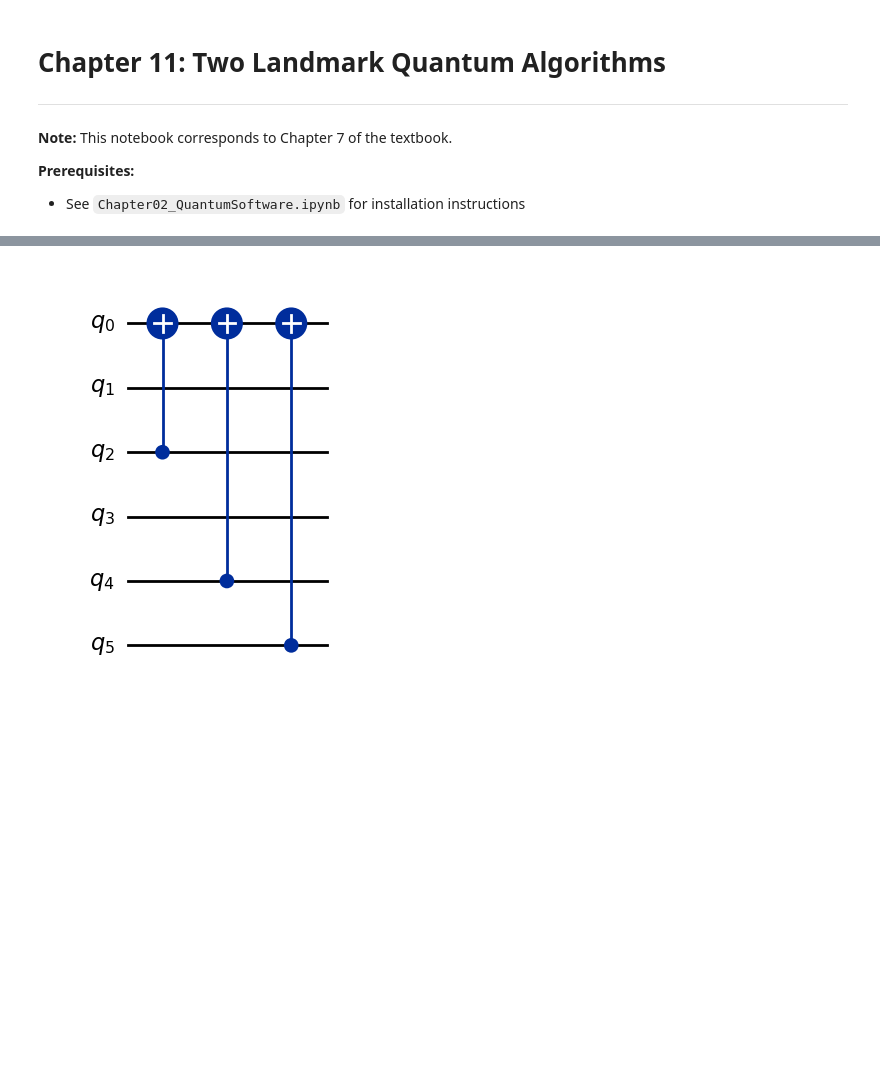
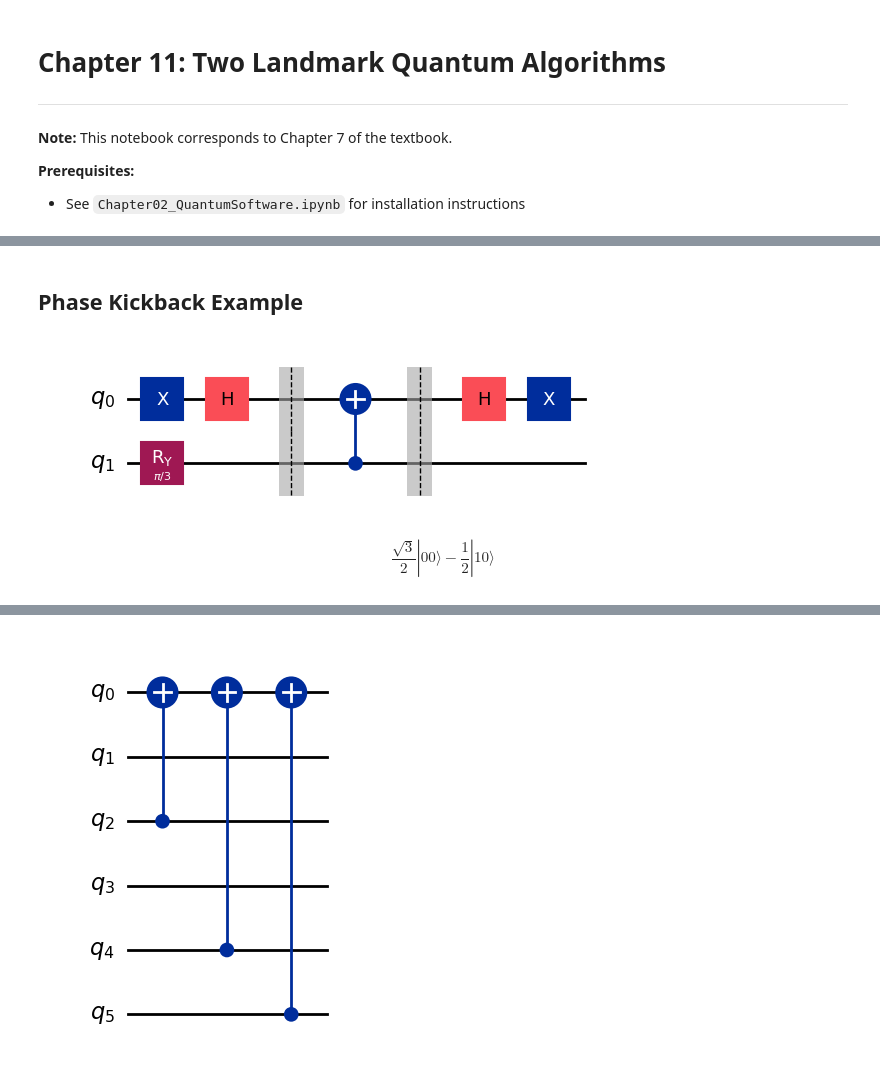
Before and after one commit to UW-ERSL/AppliedQC, a Jupyter notebook: Chapter11_LandmarkAlgorithms_notebook.ipynb, the cells around one changed output, grey strips where cells are left out. Saved outputs shown, nothing was run; the diff lists cells and outputs as text; code cells hidden in the pictures; blank space fills up the shorter version.

```diff
--- a/Chapter11_LandmarkAlgorithms_notebook.ipynb
+++ b/Chapter11_LandmarkAlgorithms_notebook.ipynb
@@ -20,0 +37,18 @@ from Chapter11_LandmarkAlgorithms_functions import (bv_secret_circuit, grover_se
+# %% [markdown]
+## Phase Kickback Example
+# %%
+circuit = QuantumCircuit(2)
+circuit.x(0)
+circuit.h(0)
+circuit.ry(theta = np.pi/3, qubit=1)
+circuit.barrier()
+circuit.cx(1,0)
+circuit.barrier()
+circuit.h(0)
+circuit.x(0)
+display(circuit.draw('mpl'))
+psi = Statevector(circuit)
+display(psi.draw('latex'))
+# %% [output]
+[figure, added]
+$$\frac{\sqrt{3}}{2} |00\rangle- \frac{1}{2} |10\rangle$$
```
Also changed, not shown: parts of 12 cells of this notebook, 2 other files.
